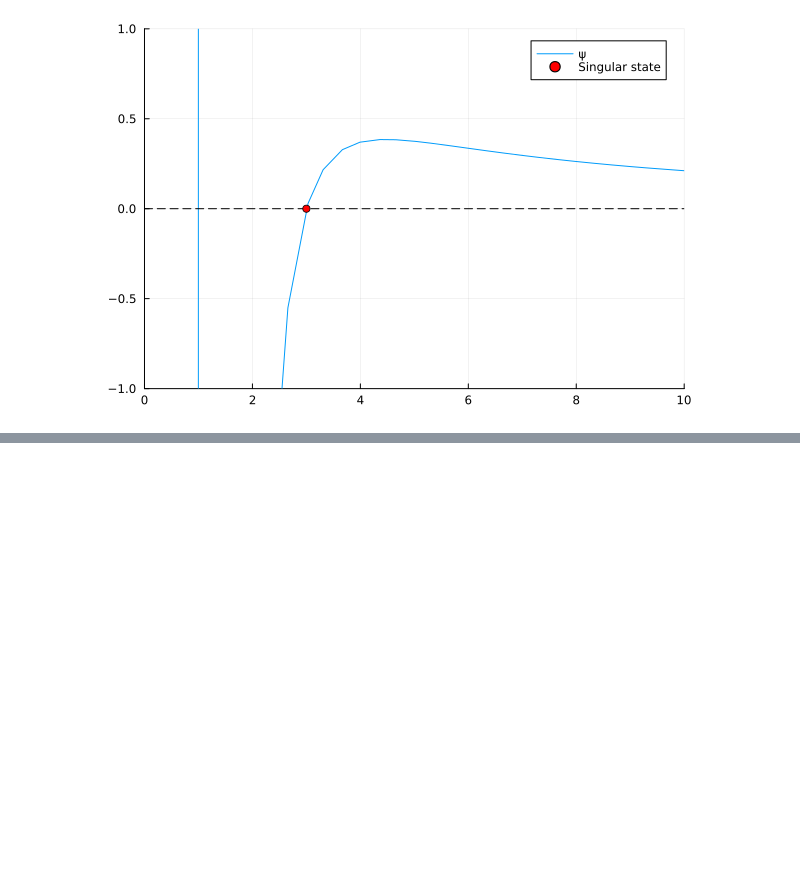
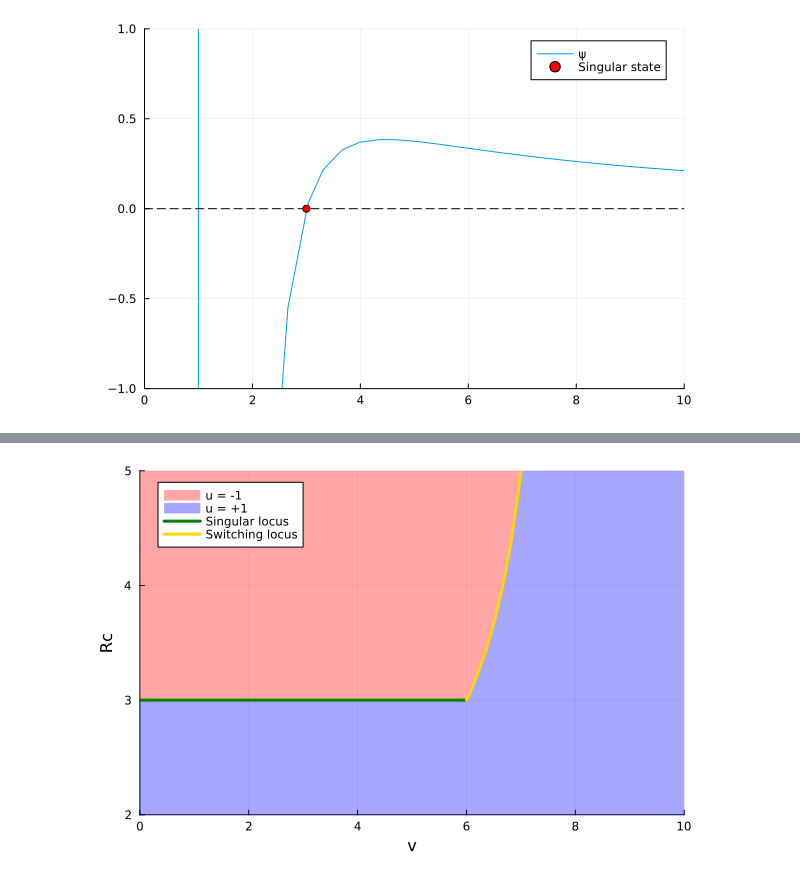
Before and after one commit to remydutto/CTMembraneFiltration.jl, a Jupyter notebook: docs/resources/optimal_synthesis.ipynb, the cells around one changed output, grey strips where cells are left out. Cells and saved outputs as stored; diff of their text form; code cells hidden in the pictures; blank space fills up the shorter version.

Commit message:
Actualize the omtimal_synthesis.md. It rest to do the maths

```diff
--- a/docs/resources/optimal_synthesis.ipynb
+++ b/docs/resources/optimal_synthesis.ipynb
@@ -46,0 +130,23 @@ Singular state : 3.0
+# %%
+# Create the synthesis plot showing the optimal control regions
+synthesis = plot(xlim = xlim, ylim = ylim, xlabel = "v", ylabel = "Rc", legend = :topleft)
+
+# Plot the region where control u = -1 is optimal (red shape)
+plot!(synthesis,
+    [xlim[1]; v_sing;  SL.u; xlim[1]],
+    [Rc_sing; Rc_sing; SL.t; ylim[2]],
+    st=:shape, linecolor = nothing, label = "u = -1", fillcolor = :red, fillalpha = 0.35)
+
+# Plot the region where control u = +1 is optimal (blue shape)
+plot!(synthesis,
+    [xlim[1]; v_sing;  SL.u; xlim[2]; xlim[2]; xlim[1]],
+    [Rc_sing; Rc_sing; SL.t; ylim[2]; ylim[1]; ylim[1]],
+    st=:shape, linecolor = nothing, label = "u = +1", fillcolor = :blue, fillalpha = 0.35)
+
+# Plot the singular locus (green line)
+plot!(synthesis, [xlim[1], v_sing], [Rc_sing, Rc_sing], label = "Singular locus", c=:green, lw=3)
+
+# Plot the switching locus (gold line)
+plot!(synthesis, SL.u, SL.t, label = "Switching locus", c=:gold, lw=3)
+# %% [output]
+[figure, added]
```
Also changed, not shown: parts of 6 cells of this notebook, 2 other files.
